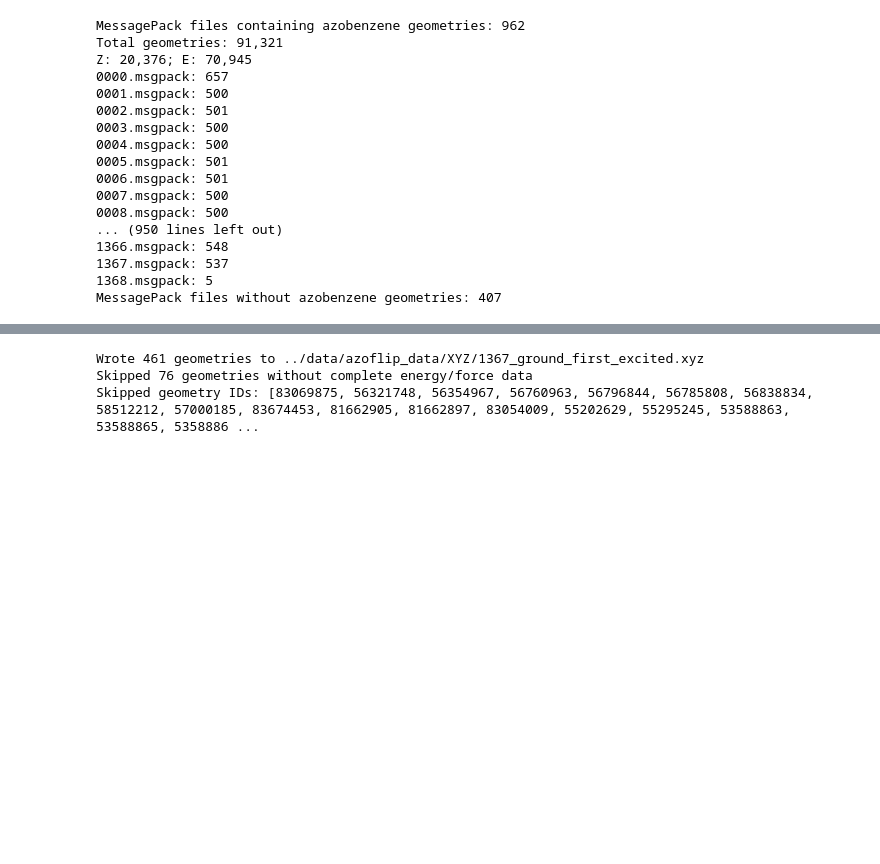
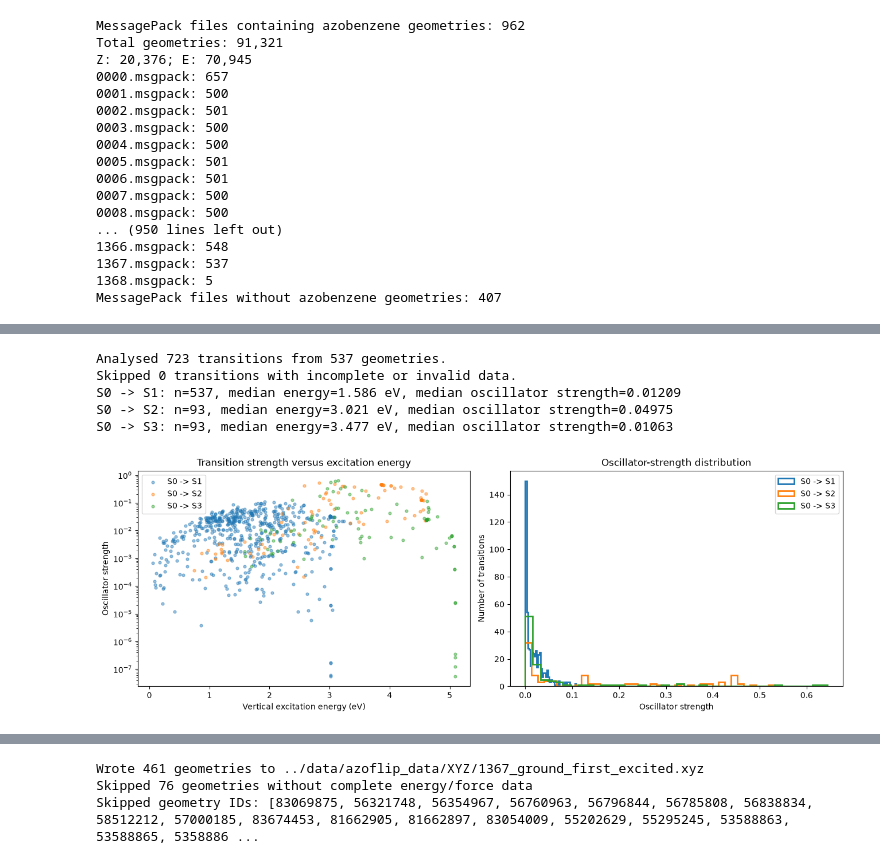
Before and after one commit to yoghurtfork/X-MACE-sampling, a Jupyter notebook: notebooks/azoflip.ipynb, the cells around one changed output, grey strips where cells are left out. Saved outputs shown, nothing was run; the diff lists cells and outputs as text; code cells hidden in the pictures; blank space fills up the shorter version.

Commit message:
Read azobenzene oscillator strength data

```diff
--- a/notebooks/azoflip.ipynb
+++ b/notebooks/azoflip.ipynb
@@ -82,0 +83,79 @@ KeyboardInterrupt:
+# %%
+# Analyse ground-state-to-singlet oscillator strengths in the loaded MessagePack.
+# The README defines oscillator_strength as a dictionary keyed by absolute state;
+# excitedstates identifies the singlets selected by the dataset authors.
+
+from collections import defaultdict
+
+import matplotlib.pyplot as plt
+import numpy as np
+
+HARTREE_TO_EV = 27.211386245988
+records = []
+skipped_transitions = 0
+
+for geometry_id, geometry in directory.items():
+    props = geometry["props"]
+    ground_energy = props.get("totalenergy")
+    oscillator_strength = props.get("oscillator_strength", {})
+
+    for singlet_number, state in enumerate(props.get("excitedstates", []), start=1):
+        absolute_state = state.get("absolutestate")
+        strength = oscillator_strength.get(str(absolute_state))
+        excited_energy = state.get("energy")
+        if None in (ground_energy, absolute_state, strength, excited_energy):
+            skipped_transitions += 1
+            continue
+
+        excitation_energy = (excited_energy - ground_energy) * HARTREE_TO_EV
+        if excitation_energy <= 0 or strength < 0:
+            skipped_transitions += 1
+            continue
+        records.append((geometry_id, singlet_number, excitation_energy, strength))
+
+if not records:
+    raise ValueError("No complete ground-state-to-singlet oscillator strengths were found.")
+
+records = np.asarray(records, dtype=float)
+by_singlet = defaultdict(list)
+for _, singlet_number, excitation_energy, strength in records:
+    by_singlet[int(singlet_number)].append((excitation_energy, strength))
+
+print(f"Analysed {len(records):,} transitions from {len(directory):,} geometries.")
+print(f"Skipped {skipped_transitions:,} transitions with incomplete or invalid data.")
+for singlet_number, values in sorted(by_singlet.items()):
+    values = np.asarray(values)
+    print(
+        f"S0 -> S{singlet_number}: n={len(values):,}, "
+        f"median energy={np.median(values[:, 0]):.3f} eV, "
+        f"median oscillator strength={np.median(values[:, 1]):.4g}"
+    )
+
+fig, (ax_scatter, ax_hist) = plt.subplots(1, 2, figsize=(13, 4.5), constrained_layout=True)
+for singlet_number, values in sorted(by_singlet.items()):
+    values = np.asarray(values)
+    label = f"S0 -> S{singlet_number}"
+    ax_scatter.scatter(values[:, 0], np.maximum(values[:, 1], 1e-8), s=12, alpha=0.45, label=label)
+    ax_hist.hist(values[:, 1], bins=40, histtype="step", linewidth=2, label=label)
+
+ax_scatter.set(
+    xlabel="Vertical excitation energy (eV)",
+    ylabel="Oscillator strength",
+    title="Transition strength versus excitation energy",
+)
+ax_scatter.set_yscale("log")
+ax_scatter.legend()
+ax_hist.set(
+    xlabel="Oscillator strength",
+    ylabel="Number of transitions",
+    title="Oscillator-strength distribution",
+)
+ax_hist.legend()
+plt.show()
+# %% [output]
+Analysed 723 transitions from 537 geometries.
+Skipped 0 transitions with incomplete or invalid data.
+S0 -> S1: n=537, median energy=1.586 eV, median oscillator strength=0.01209
+S0 -> S2: n=93, median energy=3.021 eV, median oscillator strength=0.04975
+S0 -> S3: n=93, median energy=3.477 eV, median oscillator strength=0.01063
+[figure, added]
```
Also changed, not shown: parts of 3 cells of this notebook, 3 other files.
